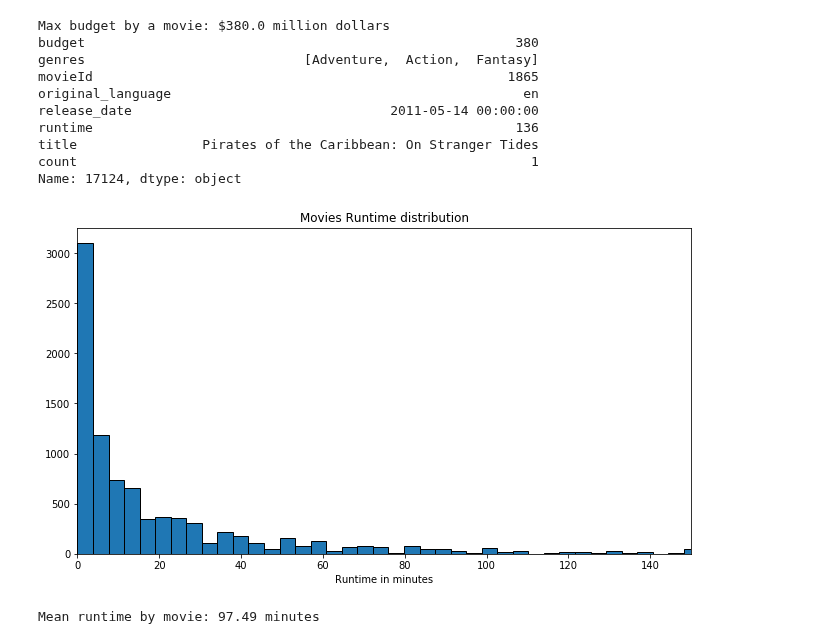
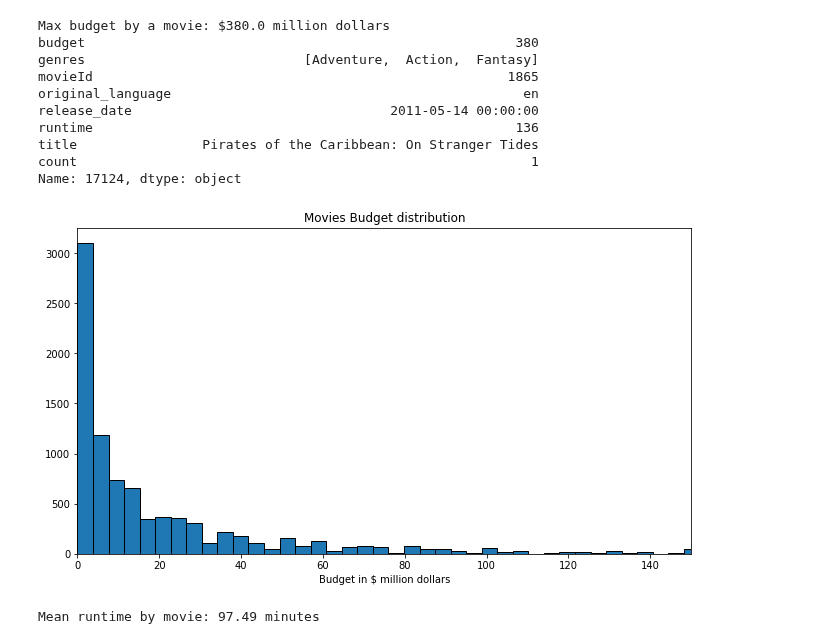
Before and after one commit to carlosgeovany/MachineLearning, a Jupyter notebook: RecommenderSystem.ipynb, the cells around one changed output. Drawn from its saved outputs; the diff is of its cells as text; code cells hidden in the pictures.

```diff
--- a/RecommenderSystem.ipynb
+++ b/RecommenderSystem.ipynb
@@ -337,13 +337,13 @@ Name: 17124, dtype: object
 # %%
 plt.figure(figsize=(11,6))
 budget.budget.hist(bins=100, histtype='bar', ec='black')
 plt.xlim(0,150)
 plt.grid(False)
-plt.title("Movies Runtime distribution")
-plt.xlabel('Runtime in minutes')
+plt.title("Movies Budget distribution")
+plt.xlabel('Budget in $ million dollars')
 plt.show()
 # %% [output]
-[figure, old version]
+[figure, new version]
 # %%
 runtime = movies_data[movies_data['runtime'] > 0]
 print(f"Mean runtime by movie: {round(runtime.runtime.mean(),2)} minutes")
```
Also changed, not shown: parts of 2 cells of this notebook.
